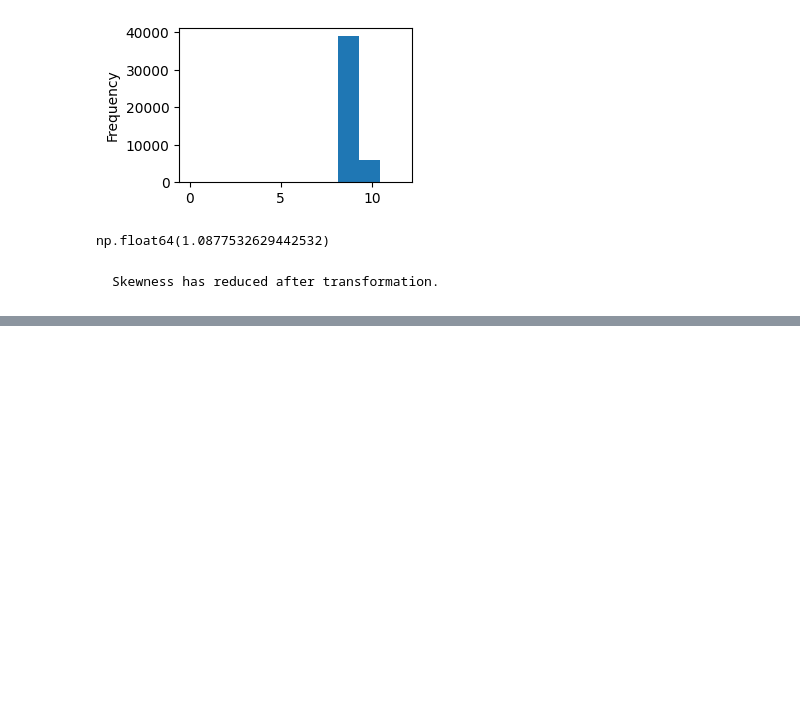
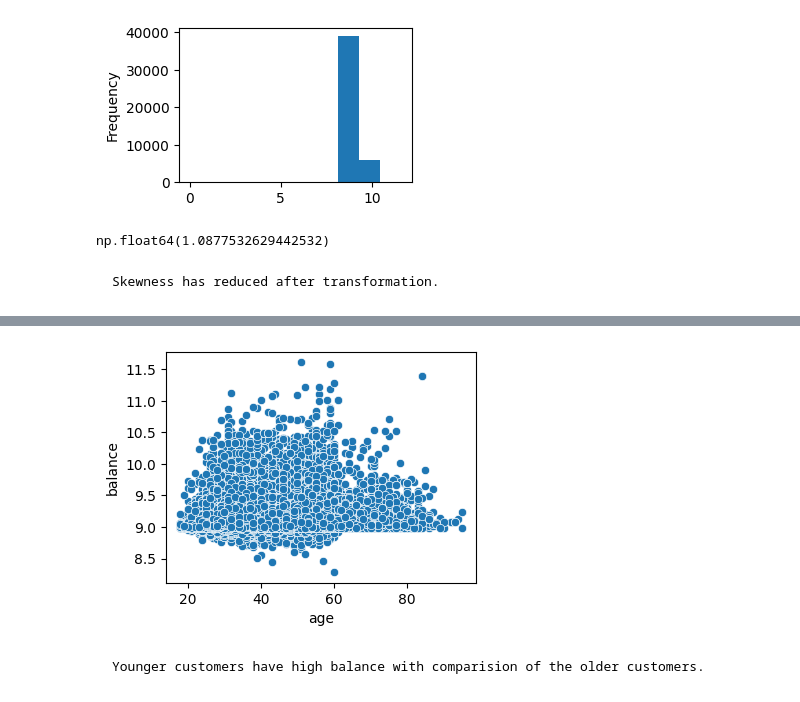
Before and after one commit to Padhanaya/apex-project2, a Jupyter notebook: apex.ipynb, the cells around one changed output, grey strips where cells are left out. Drawn from its saved outputs; the diff is of its cells as text; code cells hidden in the pictures; blank space fills up the shorter version.

````diff
--- a/apex.ipynb
+++ b/apex.ipynb
@@ -414,0 +437,14 @@ Skewness has reduced after transformation.
+# %%
+# Droping the outliers.
+df.drop([12909, 15682], inplace = True)
+# %%
+# Post outlier removal plot.
+plt.figure(figsize = (4, 3))
+sns.scatterplot(x = df["age"], y = df['balance'])
+plt.show()
+# %% [output]
+[figure, added]
+# %% [markdown]
+```
+Younger customers have high balance with comparision of the older customers.
+```
````
Also changed, not shown: parts of 17 cells of this notebook.
